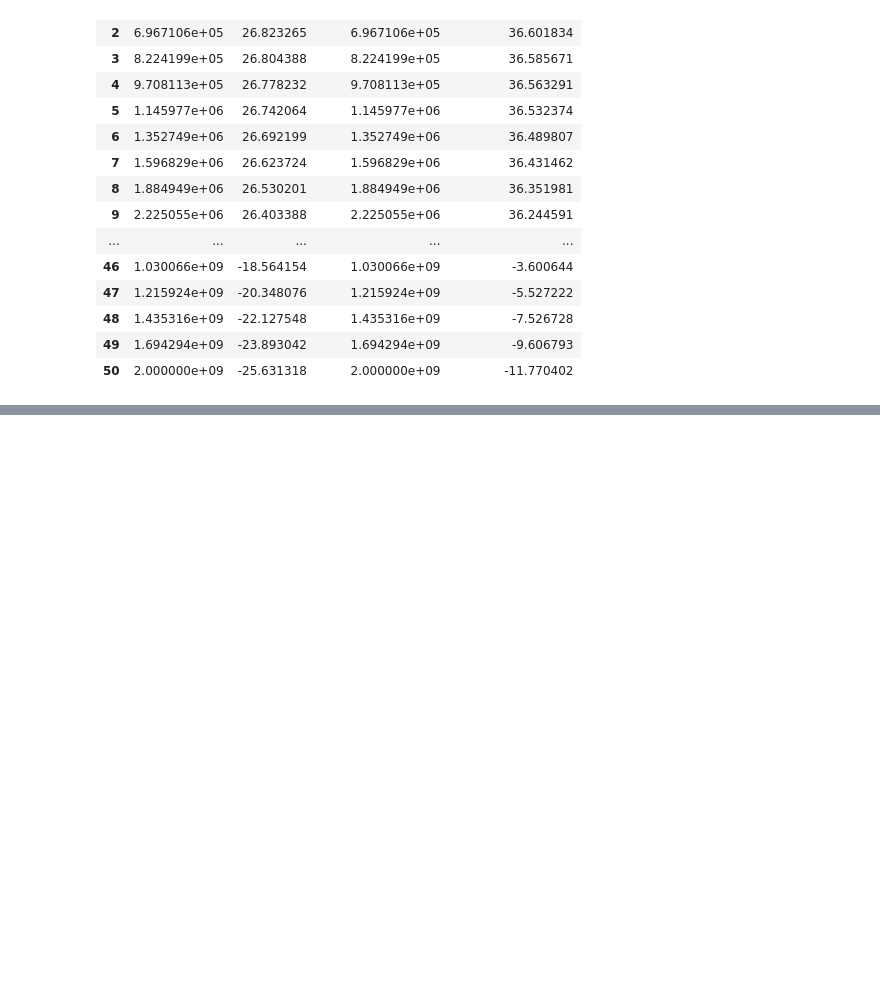
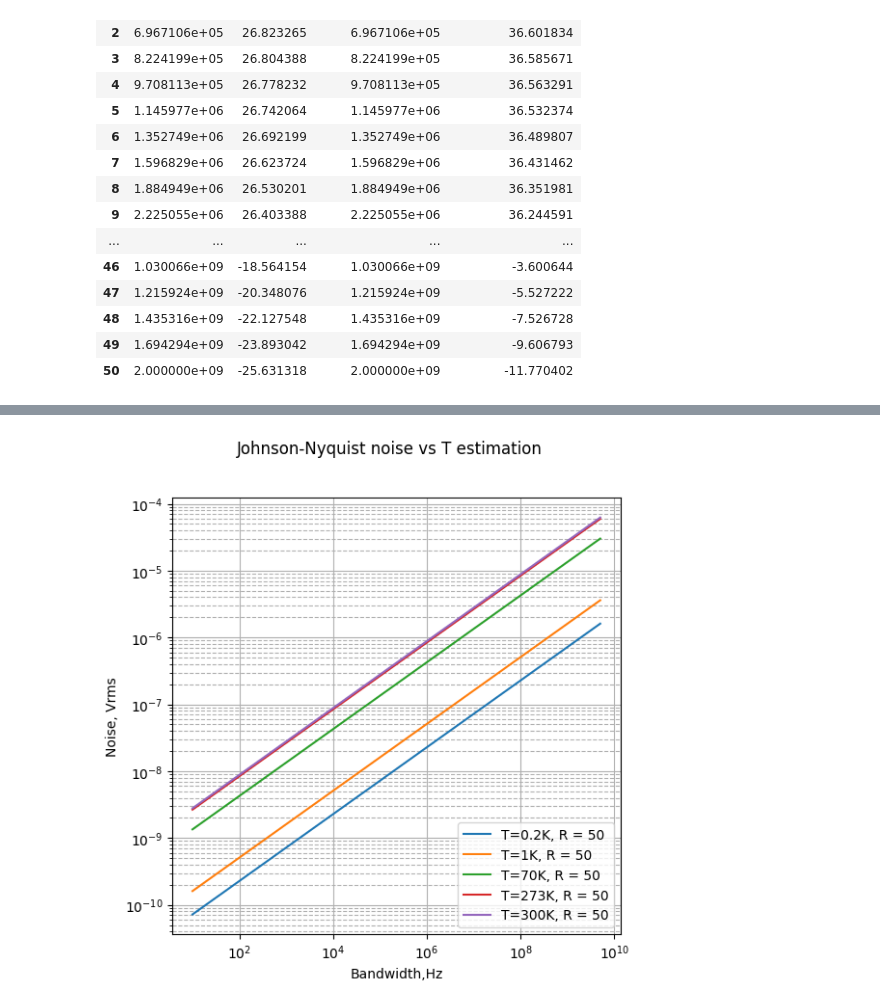
Before and after one commit to mikprin/charts, a Jupyter notebook: scetch/current_plot.ipynb, the cells around one changed output, grey strips where cells are left out. Cells and saved outputs as stored; diff of their text form; code cells hidden in the pictures; blank space fills up the shorter version.

```diff
--- a/scetch/current_plot.ipynb
+++ b/scetch/current_plot.ipynb
@@ -424,0 +427,2 @@ db_out
+# %%
+freq = np.geomspace(10, 5e9, num=500)
@@ -424,0 +449,3 @@ db_out
+# %%
+T = 273
+V2_R = 4 * 1.3e-23 * 200 * freq
@@ -424,0 +454,26 @@ db_out
+# %%
+fig=plt.figure(figsize=(6,6), dpi= 100, facecolor='w', edgecolor='k')
+
+Temp = [0.2,1,70,273,300]
+R = 50
+
+ax2 = plt.axes()
+
+for T in Temp:
+    V2_R = (4 * T * 1.3e-23 * R * freq)
+    V_R = [math.sqrt(V) for V in V2_R]
+    dBm = [ 10*math.log( V*1000 , 10)/R for V in V2_R ]
+    ax2.plot(freq,V_R , label=f"T={T}K, R = {R}")
+
+
+plt.legend(loc='lower right')
+plt.grid()
+ax2.set_xscale('log')
+ax2.set_yscale('log')
+plt.grid(b=True, which='minor', linestyle='--')
+plt.xlabel('Bandwidth,Hz')
+plt.ylabel('Noise, Vrms')
+plt.suptitle("Johnson-Nyquist noise vs T estimation")
+plt.show()
+# %% [output]
+[figure, added]
```
Also changed, not shown: parts of 7 cells of this notebook.
